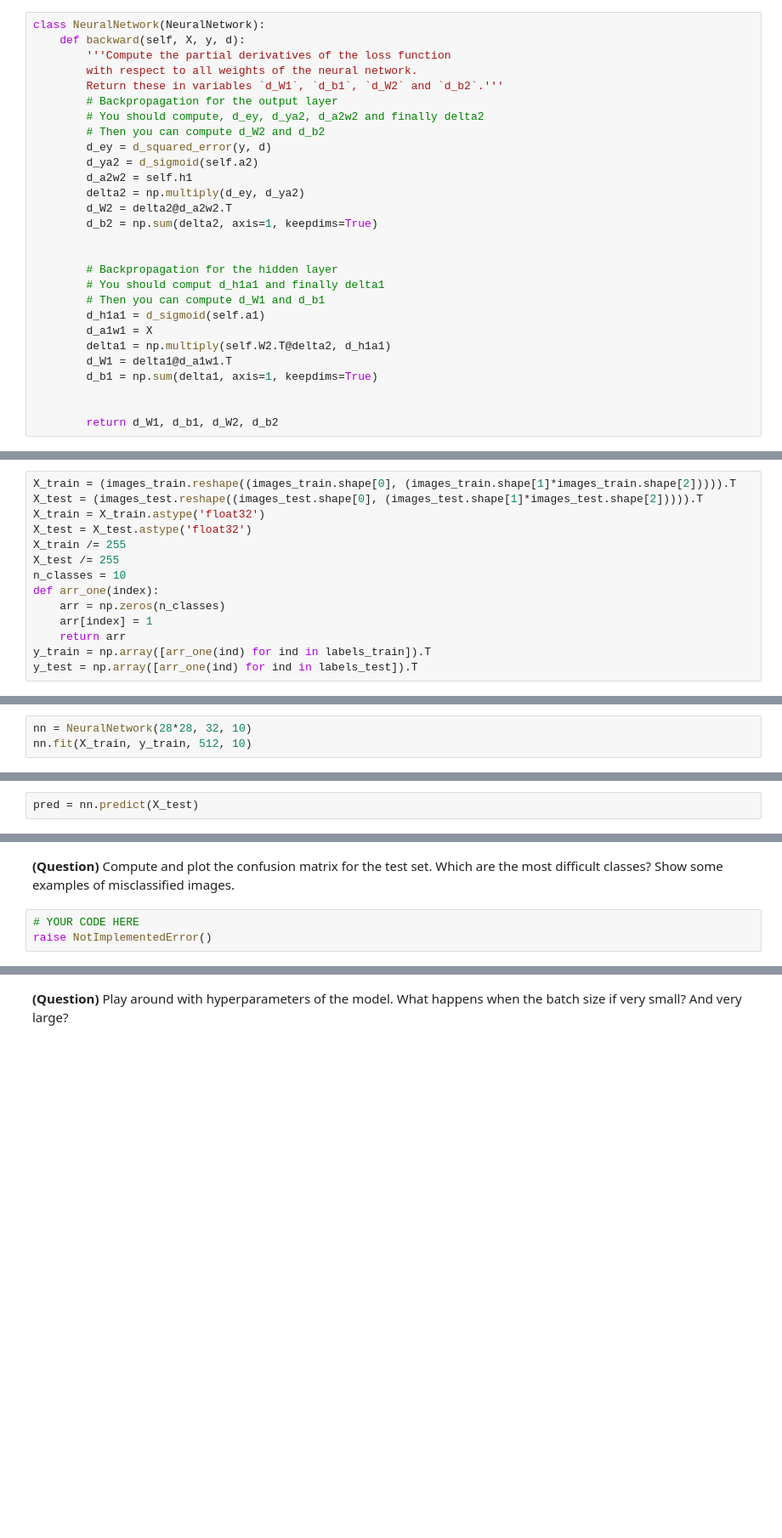
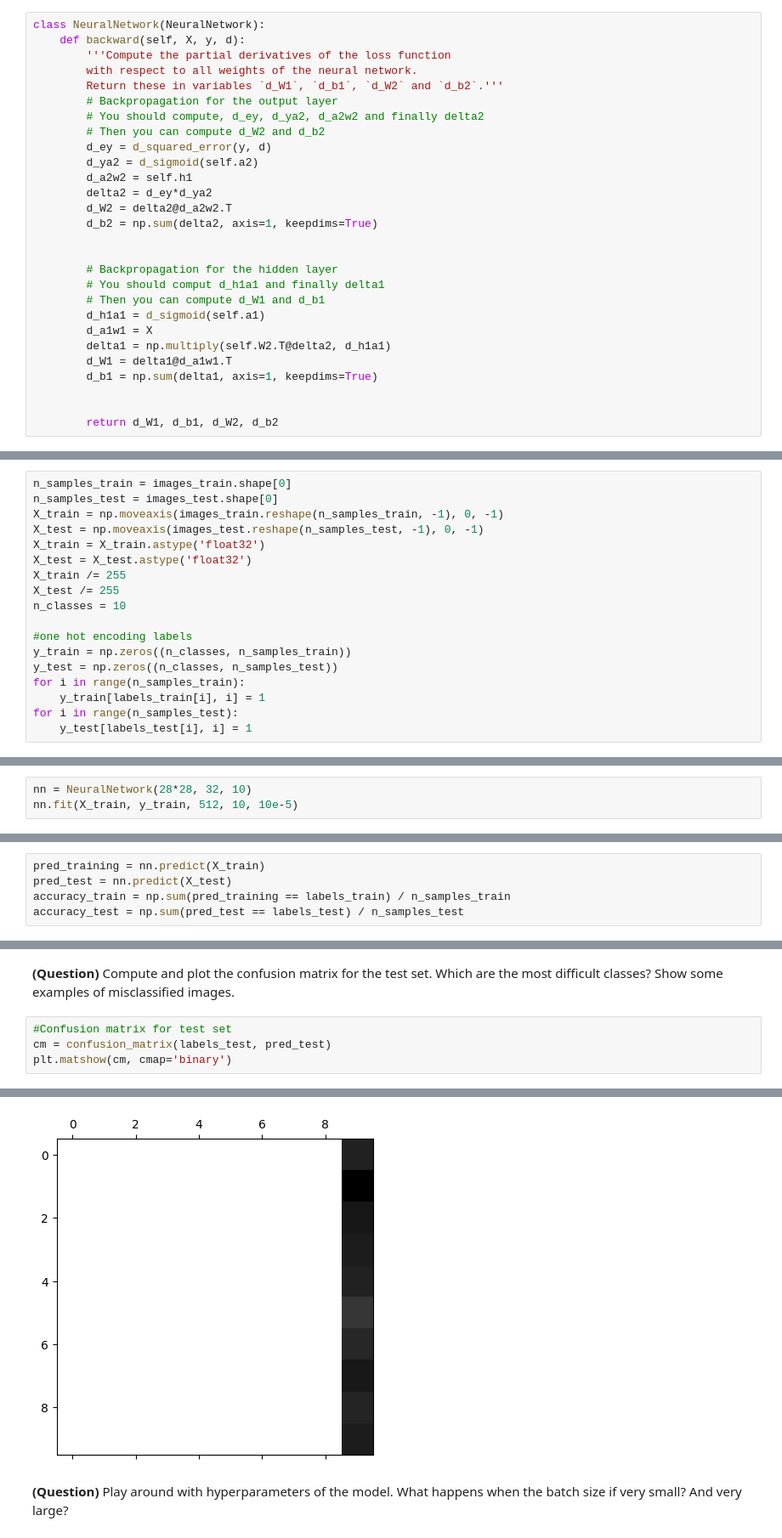
Before and after one commit to aytilfani/dl-3a, a Jupyter notebook: dl-tp1/dl-tp1.ipynb, the cells around one changed output, grey strips where cells are left out. Shown at 85% size. Saved outputs shown, nothing was run; the diff lists cells and outputs as text; blank space fills up the shorter version.

```diff
--- a/dl-tp1/dl-tp1.ipynb
+++ b/dl-tp1/dl-tp1.ipynb
@@ -132,7 +136,7 @@ class NeuralNetwork(NeuralNetwork):
         d_ey = d_squared_error(y, d)
         d_ya2 = d_sigmoid(self.a2)
         d_a2w2 = self.h1
-        delta2 = np.multiply(d_ey, d_ya2)
+        delta2 = d_ey*d_ya2
         d_W2 = delta2@d_a2w2.T
         d_b2 = np.sum(delta2, axis=1, keepdims=True)
 
@@ -241,19 +243,23 @@ mnist-train-labels.npy
 - Input data: `n_features x n_samples`
 - Labels: `n_classes x n_samples`
 # %%
-X_train = (images_train.reshape((images_train.shape[0], (images_train.shape[1]*images_train.shape[2])))).T
-X_test = (images_test.reshape((images_test.shape[0], (images_test.shape[1]*images_test.shape[2])))).T
+n_samples_train = images_train.shape[0]
+n_samples_test = images_test.shape[0]
+X_train = np.moveaxis(images_train.reshape(n_samples_train, -1), 0, -1)
+X_test = np.moveaxis(images_test.reshape(n_samples_test, -1), 0, -1)
 X_train = X_train.astype('float32')
 X_test = X_test.astype('float32')
 X_train /= 255
 X_test /= 255
 n_classes = 10
-def arr_one(index):
-    arr = np.zeros(n_classes)
-    arr[index] = 1
-    return arr
-y_train = np.array([arr_one(ind) for ind in labels_train]).T
-y_test = np.array([arr_one(ind) for ind in labels_test]).T
+
+#one hot encoding labels
+y_train = np.zeros((n_classes, n_samples_train))
+y_test = np.zeros((n_classes, n_samples_test))
+for i in range(n_samples_train):
+    y_train[labels_train[i], i] = 1
+for i in range(n_samples_test):
+    y_test[labels_test[i], i] = 1
 # %%
 assert np.all(X_train >= 0.) and np.all(X_train <= 1.)
 assert np.all(X_test >= 0.) and np.all(X_test <= 1.)
@@ -265,5 +271,5 @@ assert np.all(np.sum(y_test, axis=0) == 1.)
 **(Question)** Initialize a neural network for MNIST with 32 hidden units and train it for 10 epochs with a batch size of 512.
 # %%
 nn = NeuralNetwork(28*28, 32, 10)
-nn.fit(X_train, y_train, 512, 10)
+nn.fit(X_train, y_train, 512, 10, 10e-5)
 # %% [output]
@@ -280,4 +277,7 @@ Average epoch loss: 26999.994828709972
 # %% [markdown]
 **(Question)** Compute the classification accuracy on the train and test sets. To do that, you can use the predict function and compare them with the original labels (*i.e.* without one-hot encoding).
 # %%
-pred = nn.predict(X_test)
+pred_training = nn.predict(X_train)
+pred_test = nn.predict(X_test)
+accuracy_train = np.sum(pred_training == labels_train) / n_samples_train
+accuracy_test = np.sum(pred_test == labels_test) / n_samples_test
@@ -289,5 +287,7 @@ assert(0. <= accuracy_test <= 1.)
 # %% [markdown]
 **(Question)** Compute and plot the confusion matrix for the test set. Which are the most difficult classes? Show some examples of misclassified images.
 # %%
-# YOUR CODE HERE
-raise NotImplementedError()
+#Confusion matrix for test set
+cm = confusion_matrix(labels_test, pred_test)
+plt.matshow(cm, cmap='binary')
+# %% [output]
@@ -294,3 +295,4 @@ raise NotImplementedError()
+[figure, added]
 # %% [markdown]
 **(Question)** Play around with hyperparameters of the model. What happens when the batch size if very small? And very large?
 # %%
```
Also changed, not shown: parts of 11 cells of this notebook.
